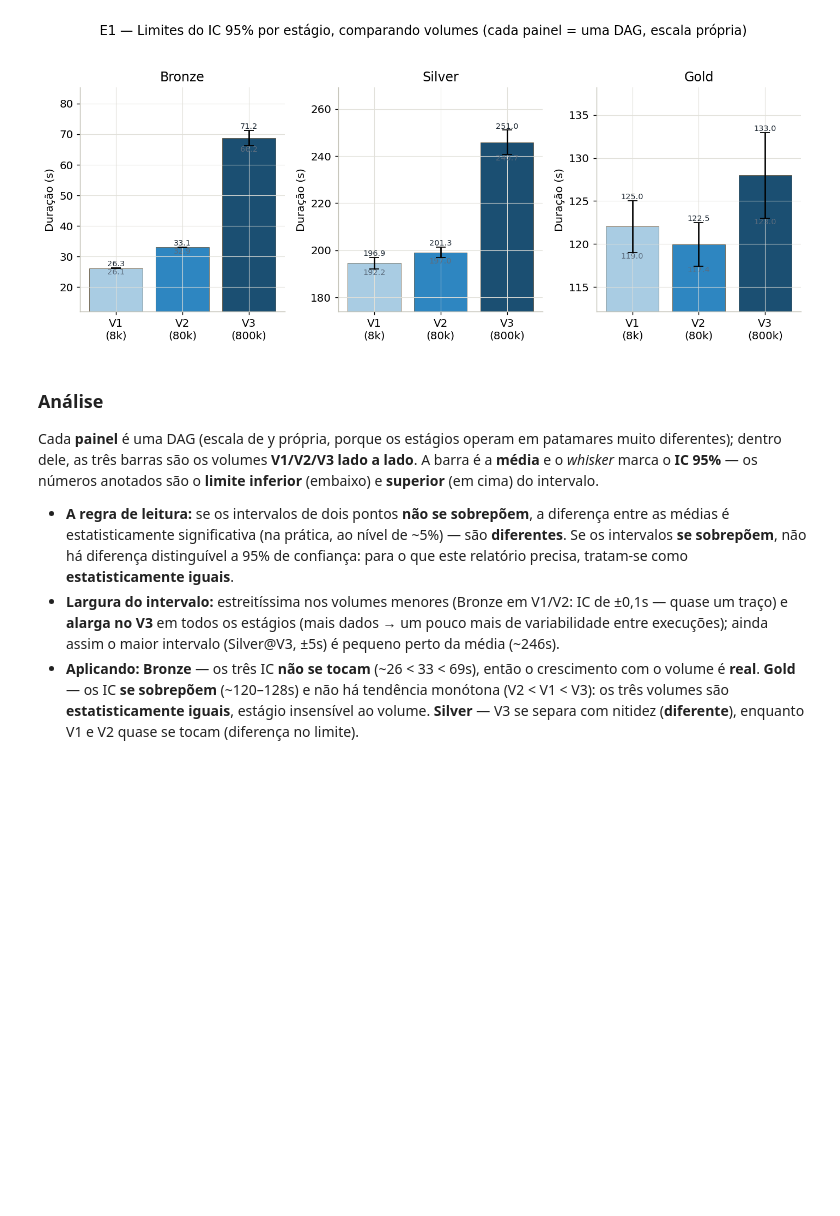
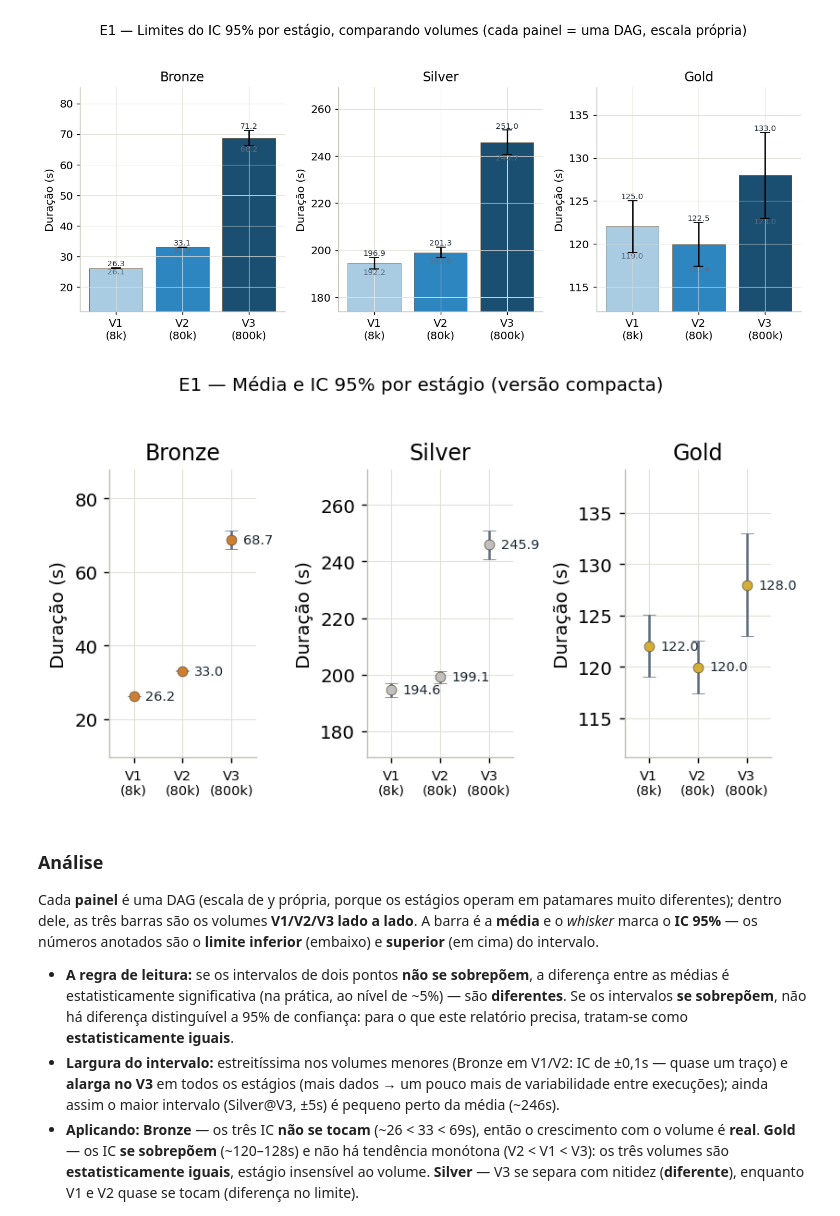
Before and after one commit to silvio-estat/ARTIGO_DLH, a Jupyter notebook: experimentos/sscad2026/relatorio_experimento.ipynb, the cells around one changed output. Saved outputs shown, nothing was run; the diff lists cells and outputs as text; code cells hidden in the pictures; blank space fills up the shorter version.

```diff
--- a/experimentos/sscad2026/relatorio_experimento.ipynb
+++ b/experimentos/sscad2026/relatorio_experimento.ipynb
@@ -311,6 +311,44 @@ else:
     print("Sem dados de E1 ainda.")
 # %% [output]
 [figure]
+# %%
+# Versao compacta da figura acima (pensada p/ caber na largura do artigo):
+# so a media (ponto) e a linha vertical do IC 95% por volume — sem as barras
+# preenchidas e sem as anotacoes de limite inferior/superior. Um painel por DAG,
+# escala de y propria. Mesmos dados de e1_agg.
+if len(e1):
+    ordem_dag = ["dag_ingestao_bronze", "dag_silver_transform", "dag_gold_refresh"]
+    volumes = sorted(e1_agg["volume_total"].unique())
+    rot_vol = {8000: "V1\n(8k)", 80000: "V2\n(80k)", 800000: "V3\n(800k)"}
+
+    fig, axes = plt.subplots(1, len(ordem_dag), figsize=(6.5, 3.6))
+    for ax, dag in zip(axes, ordem_dag):
+        d = e1_agg[e1_agg["dag"] == dag].set_index("volume_total").reindex(volumes)
+        xs = np.arange(len(volumes))
+        # Ponto = media; linha vertical (whisker) = IC 95% (t de Student).
+        ax.errorbar(xs, d["mean"], yerr=d["ic95"], fmt="o", capsize=4,
+                    color=CORES_ESTAGIO[dag], ecolor="#5d6d7e",
+                    markersize=6, elinewidth=1.4, markeredgecolor="#5d4b2f", markeredgewidth=0.4)
+        # So a media anotada, ao lado de cada ponto.
+        for xi, m in zip(xs, d["mean"]):
+            ax.annotate(f"{m:.1f}", (xi, m), textcoords="offset points",
+                        xytext=(7, 0), ha="left", va="center", fontsize=8, color="#1b2631")
+        ax.set_xticks(xs); ax.set_xticklabels([rot_vol.get(v, str(v)) for v in volumes])
+        ax.tick_params(axis="x", labelsize=8)
+        ax.set_xlim(-0.5, len(volumes) - 0.5)
+        ax.set_title(NOMES_ESTAGIO[dag])
+        ax.set_ylabel("Duração (s)")
+        lo = float((d["mean"] - d["ic95"]).min()); hi = float((d["mean"] + d["ic95"]).max())
+        pad = (hi - lo) * 0.35 + 0.8
+        ax.set_ylim(lo - pad, hi + pad)
+    fig.suptitle("E1 — Média e IC 95% por estágio (versão compacta)", y=1.02, fontsize=11)
+    fig.tight_layout()
+    fig.savefig(FIG_DIR / "fig_e1_ic_compacto.png", dpi=200, bbox_inches="tight")
+    plt.show()
+else:
+    print("Sem dados de E1 ainda.")
+# %% [output]
+[figure, added]
 # %% [markdown]
 ### Análise
 
```
Also changed, not shown: parts of 2 cells of this notebook, 4 other files.
